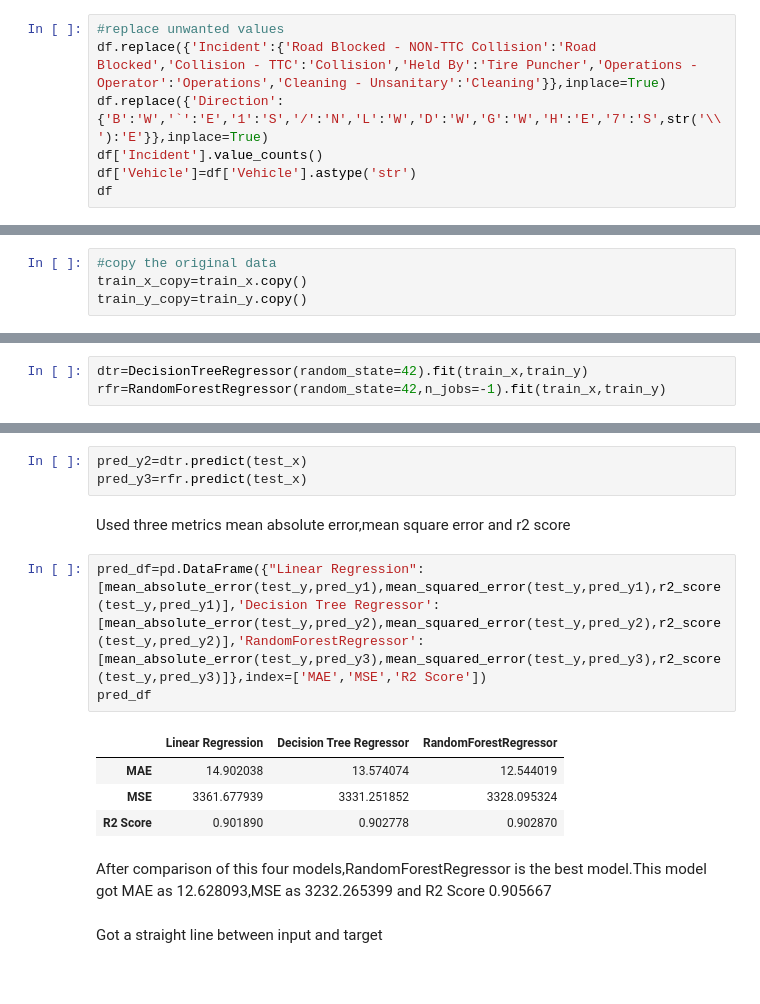
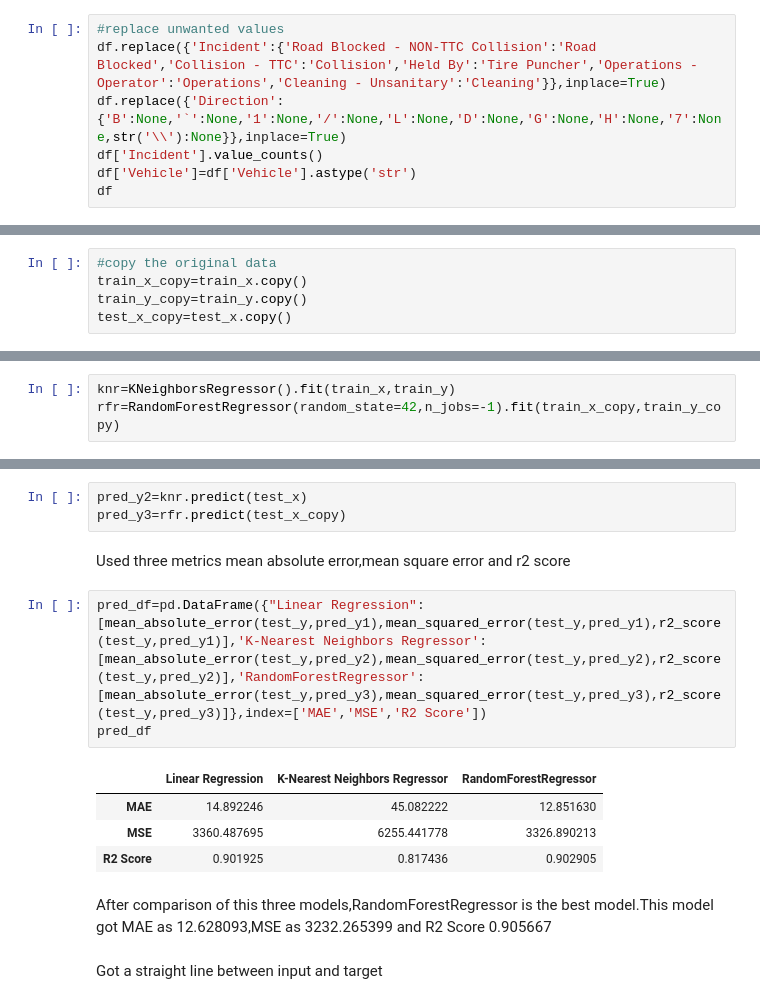
Before and after one commit to suryadev22092005-stack/Bus-Delay-prediction-project-ML, a Jupyter notebook: notebook/ML_Project_Bus_delay_Prediction.ipynb, the cells around one changed output, grey strips where cells are left out. Saved outputs shown, nothing was run; the diff lists cells and outputs as text.

```diff
--- a/notebook/ML_Project_Bus_delay_Prediction.ipynb
+++ b/notebook/ML_Project_Bus_delay_Prediction.ipynb
@@ -55,7 +55,7 @@ df.head()
 # %%
 #replace unwanted values
 df.replace({'Incident':{'Road Blocked - NON-TTC Collision':'Road Blocked','Collision - TTC':'Collision','Held By':'Tire Puncher','Operations - Operator':'Operations','Cleaning - Unsanitary':'Cleaning'}},inplace=True)
-df.replace({'Direction':{'B':'W','`':'E','1':'S','/':'N','L':'W','D':'W','G':'W','H':'E','7':'S',str('\\'):'E'}},inplace=True)
+df.replace({'Direction':{'B':None,'`':None,'1':None,'/':None,'L':None,'D':None,'G':None,'H':None,'7':None,str('\\'):None}},inplace=True)
 df['Incident'].value_counts()
 df['Vehicle']=df['Vehicle'].astype('str')
 df
@@ -310,6 +310,7 @@ train_x.head()
 #copy the original data
 train_x_copy=train_x.copy()
 train_y_copy=train_y.copy()
+test_x_copy=test_x.copy()
 # %% [markdown]
 #### Scaling the input features to avoid data leakage
 # %%
@@ -348,5 +349,5 @@ Linear Regression train_test_split score: 0.9382696557733653
 # %%
-dtr=DecisionTreeRegressor(random_state=42).fit(train_x,train_y)
-rfr=RandomForestRegressor(random_state=42,n_jobs=-1).fit(train_x,train_y)
+knr=KNeighborsRegressor().fit(train_x,train_y)
+rfr=RandomForestRegressor(random_state=42,n_jobs=-1).fit(train_x_copy,train_y_copy)
 # %%
 
@@ -360,20 +361,20 @@ score
 # %% [markdown]
 Predict the balance 2 models
 # %%
-pred_y2=dtr.predict(test_x)
-pred_y3=rfr.predict(test_x)
+pred_y2=knr.predict(test_x)
+pred_y3=rfr.predict(test_x_copy)
 # %% [markdown]
 Used three metrics mean absolute error,mean square error and r2 score
 # %%
-pred_df=pd.DataFrame({"Linear Regression":[mean_absolute_error(test_y,pred_y1),mean_squared_error(test_y,pred_y1),r2_score(test_y,pred_y1)],'Decision Tree Regressor':[mean_absolute_error(test_y,pred_y2),mean_squared_error(test_y,pred_y2),r2_score(test_y,pred_y2)],'RandomForestRegressor':[mean_absolute_error(test_y,pred_y3),mean_squared_error(test_y,pred_y3),r2_score(test_y,pred_y3)]},index=['MAE','MSE','R2 Score'])
+pred_df=pd.DataFrame({"Linear Regression":[mean_absolute_error(test_y,pred_y1),mean_squared_error(test_y,pred_y1),r2_score(test_y,pred_y1)],'K-Nearest Neighbors Regressor':[mean_absolute_error(test_y,pred_y2),mean_squared_error(test_y,pred_y2),r2_score(test_y,pred_y2)],'RandomForestRegressor':[mean_absolute_error(test_y,pred_y3),mean_squared_error(test_y,pred_y3),r2_score(test_y,pred_y3)]},index=['MAE','MSE','R2 Score'])
 pred_df
 # %% [output]
-|  | Linear Regression | Decision Tree Regressor | RandomForestRegressor |
-| MAE | 14.902038 | 13.574074 | 12.544019 |
-| MSE | 3361.677939 | 3331.251852 | 3328.095324 |
-| R2 Score | 0.901890 | 0.902778 | 0.902870 |
+|  | Linear Regression | K-Nearest Neighbors Regressor | RandomForestRegressor |
+| MAE | 14.892246 | 45.082222 | 12.851630 |
+| MSE | 3360.487695 | 6255.441778 | 3326.890213 |
+| R2 Score | 0.901925 | 0.817436 | 0.902905 |
 # %% [markdown]
-After comparison of this four models,RandomForestRegressor is the best model.This model got MAE as 12.628093,MSE as 3232.265399 and R2 Score 0.905667
+After comparison of this three models,RandomForestRegressor is the best model.This model got MAE as 12.628093,MSE as 3232.265399 and R2 Score 0.905667
 # %% [markdown]
 Got a straight line between input and target
 # %%
```
Also changed, not shown: parts of 24 cells of this notebook.
